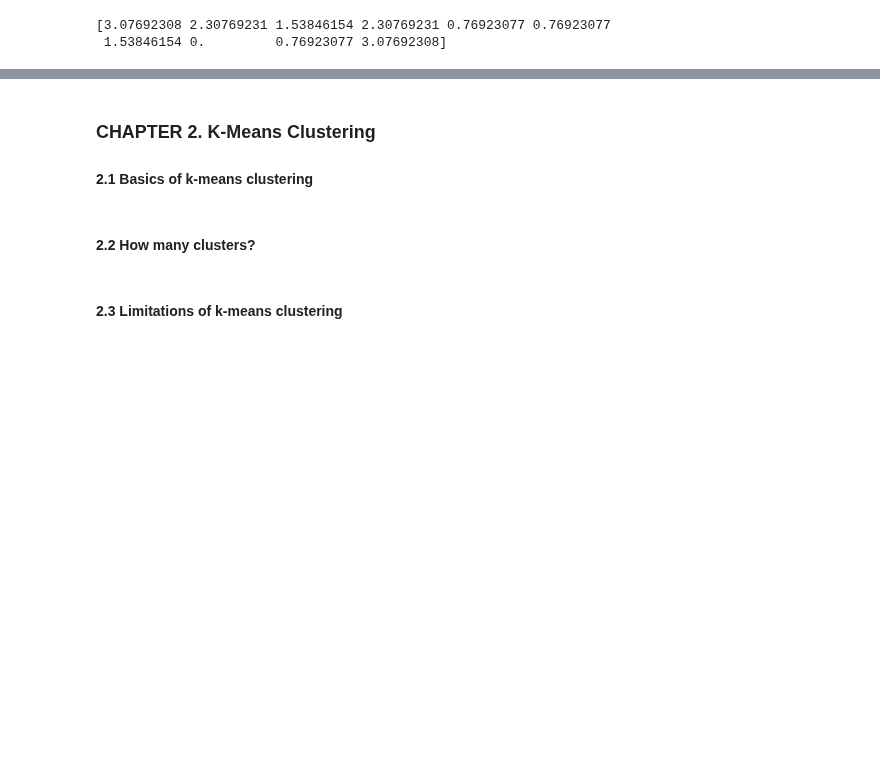
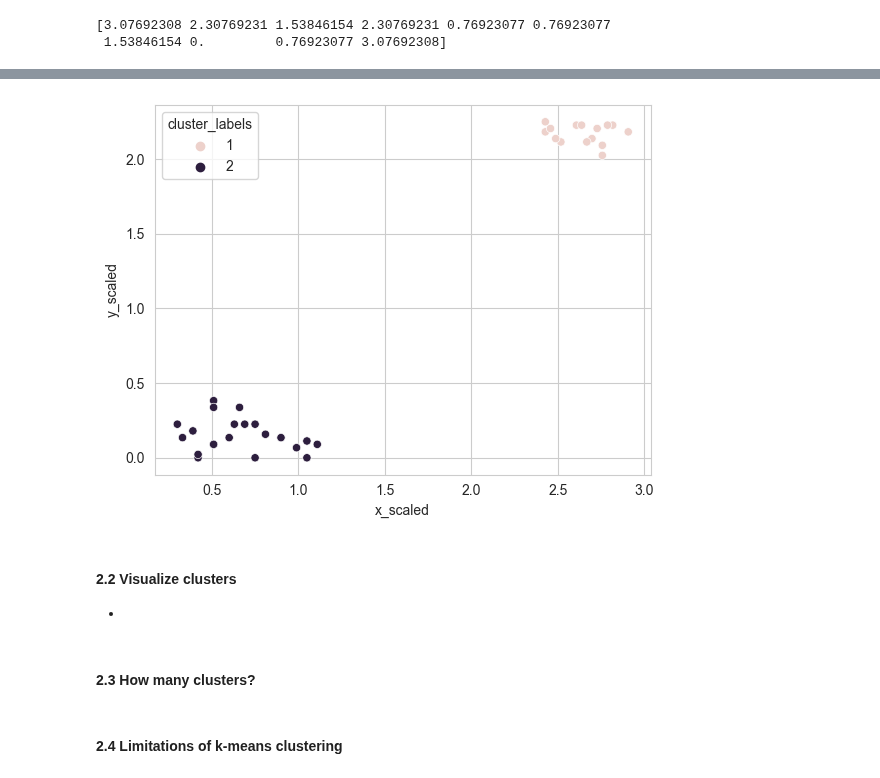
Before and after one commit to GuoweiYang19891101/datacamp_machine_learning_scientist_python, a Jupyter notebook: 6_cluster_analysis.ipynb, the cells around one changed output, grey strips where cells are left out. Saved outputs shown, nothing was run; the diff lists cells and outputs as text; code cells hidden in the pictures; blank space fills up the shorter version.

Commit message:
start 2nd chapter

```diff
--- a/6_cluster_analysis.ipynb
+++ b/6_cluster_analysis.ipynb
@@ -173,8 +243,21 @@ max       9.112425      8.984064
+# %%
+# hierarchical clustering: complete method
+# use the linkage() method
+distance_matrix = linkage(comic_con[['x_scaled', 'y_scaled']], method='complete', metric='euclidean')
+
+# assign cluster labels
+comic_con['cluster_labels'] = fcluster(distance_matrix, 2, criterion='maxclust')
+
+# plot clusters
+sns.scatterplot(x='x_scaled', y='y_scaled', hue='cluster_labels', data=comic_con)
+plt.show()
+# %% [output]
+[figure, added]
+# %% [markdown]
+#### 2.2 Visualize clusters
+
+*
+# %% [markdown]
+#### 2.3 How many clusters?
 # %% [markdown]
-### CHAPTER 2. K-Means Clustering
-
-#### 2.1 Basics of k-means clustering
+#### 2.4 Limitations of k-means clustering
-# %% [markdown]
-#### 2.2 How many clusters?
-# %% [markdown]
-#### 2.3 Limitations of k-means clustering
```
Also changed, not shown: parts of 9 cells of this notebook.
